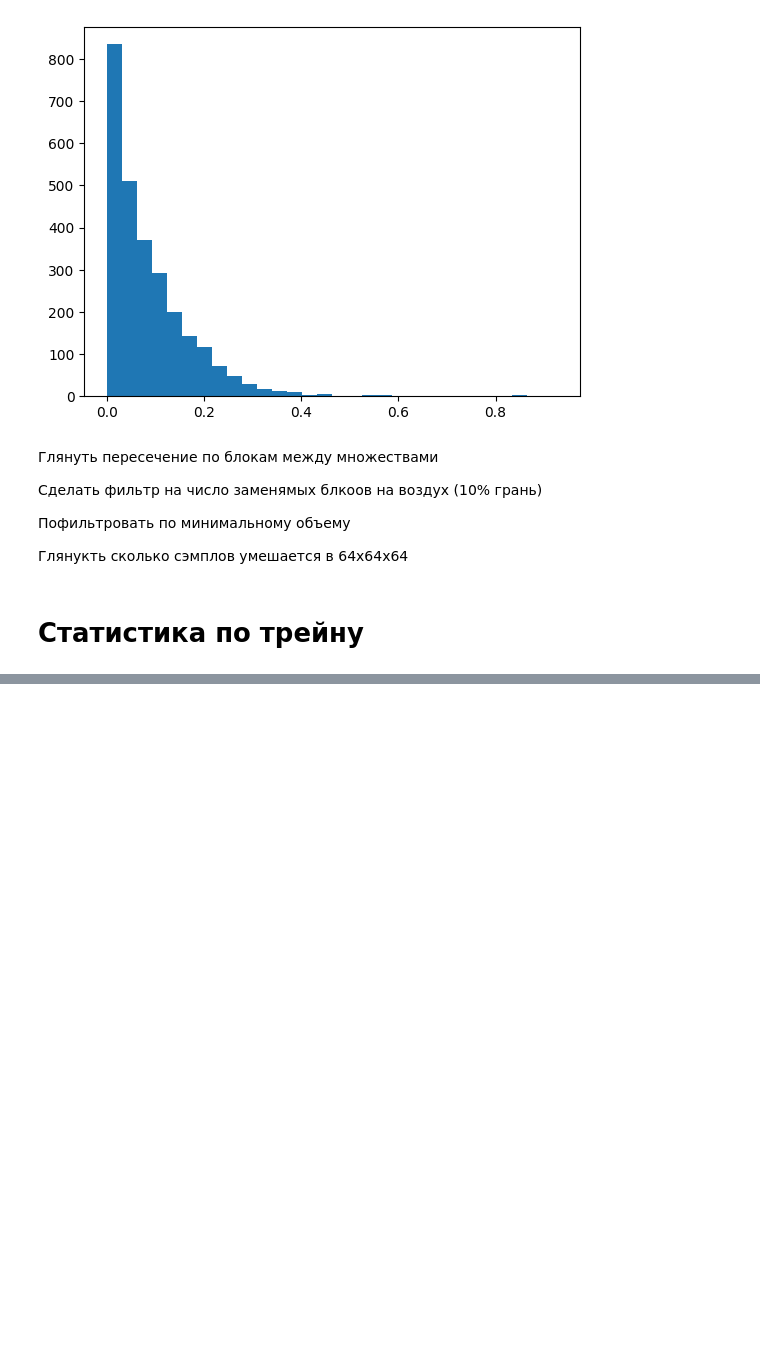
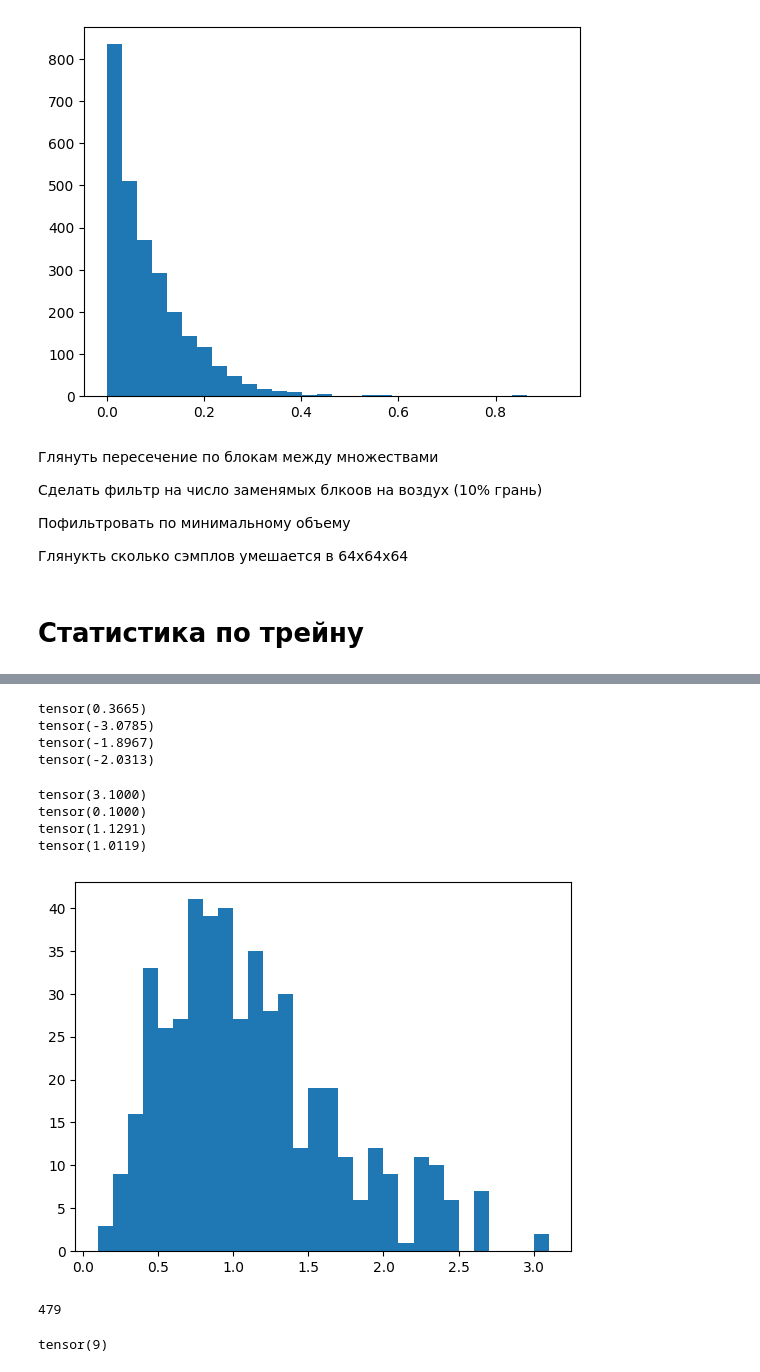
Before and after one commit to oleja1shpep/DiffusionCraft, a Jupyter notebook: src/notebooks/stats.ipynb, the cells around one changed output, grey strips where cells are left out. Drawn from its saved outputs; the diff is of its cells as text; code cells hidden in the pictures; blank space fills up the shorter version.

```diff
--- a/src/notebooks/stats.ipynb
+++ b/src/notebooks/stats.ipynb
@@ -568,0 +544,34 @@ show_top_statistics(statistics, 15, reversed=False, nonzero=False, ax=ax[1], tit
+# %%
+print(result2.max())
+print(result2.min())
+print(result2.mean())
+print(result2.median())
+# %% [output]
+tensor(0.3665)
+tensor(-3.0785)
+tensor(-1.8967)
+tensor(-2.0313)
+# %%
+w = ((result2 - result2.min()) / (result2.max() - result2.min())) * 3 + 0.1
+# %%
+print(w.max())
+print(w.min())
+print(w.mean())
+print(w.median())
+# %% [output]
+tensor(3.1000)
+tensor(0.1000)
+tensor(1.1291)
+tensor(1.0119)
+# %%
+plt.hist(w, bins=30);
+# %% [output]
+[figure, added]
+# %%
+len(w)
+# %% [output]
+479
+# %%
+torch.sum(w > 0.5)
+# %% [output]
+tensor(9)
```
Also changed, not shown: parts of 23 cells of this notebook, 3 other files.
